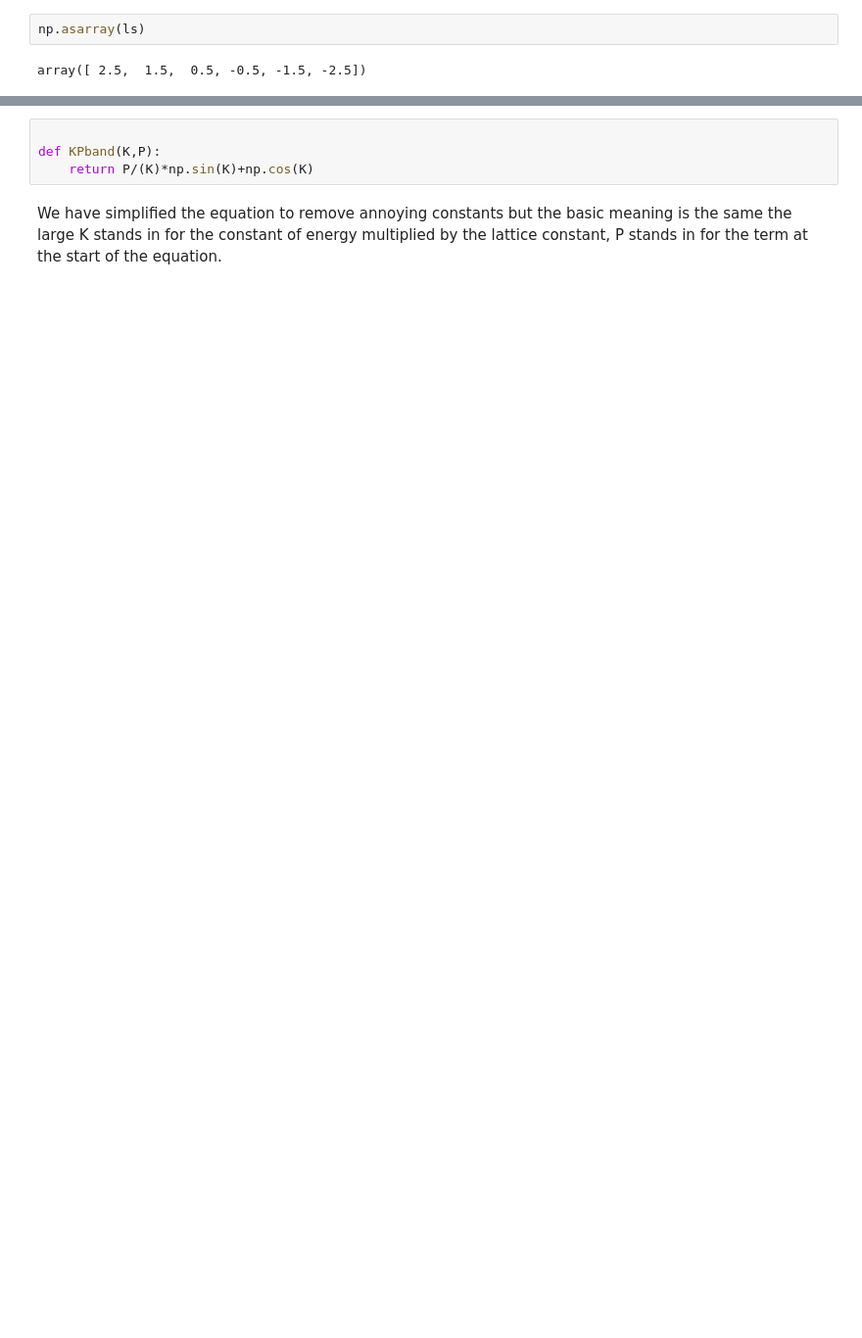
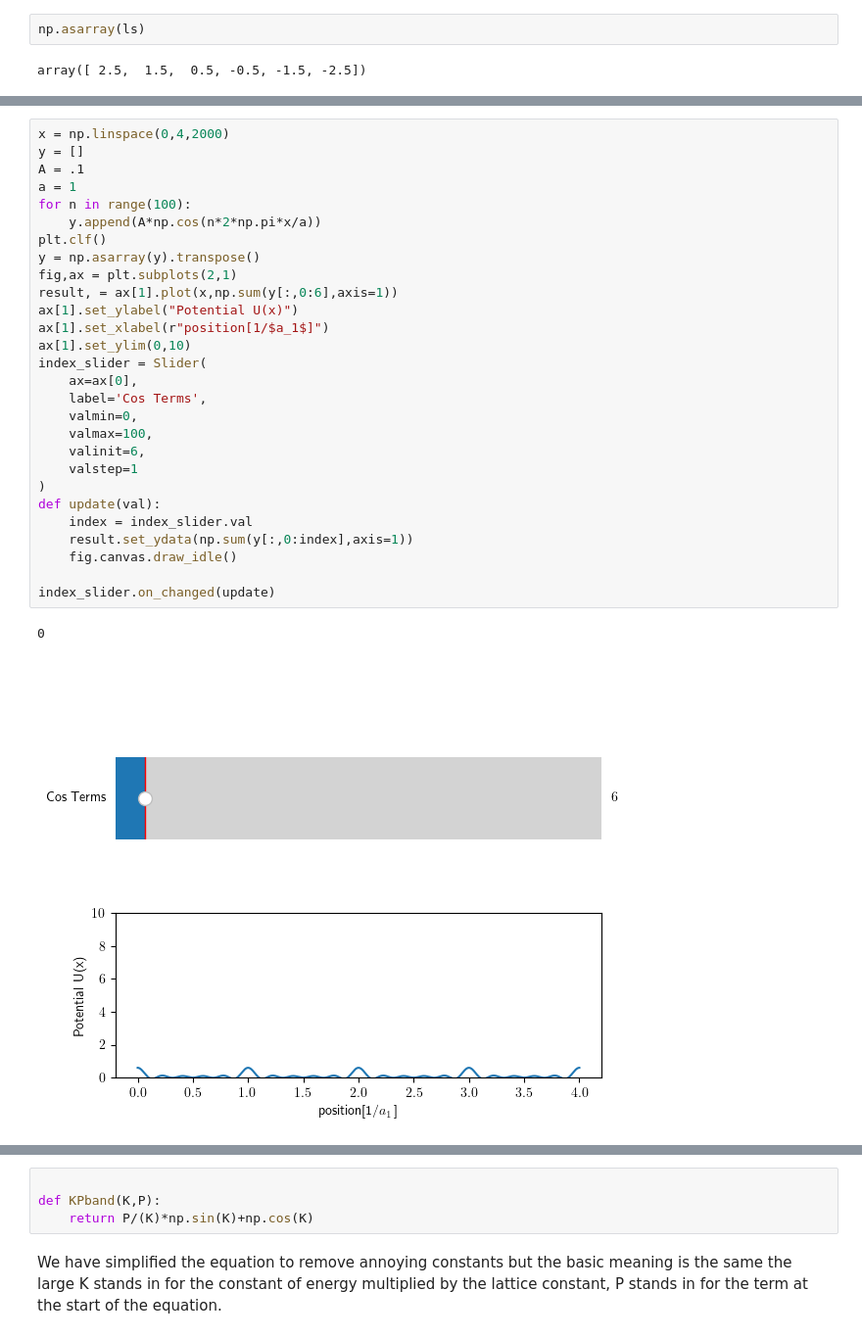
Before and after one commit to MTLphys/ManyBodyTheory, a Jupyter notebook: Class 2 1D Periodic Potential/Section1CalculatingBandstructure.ipynb, the cells around one changed output, grey strips where cells are left out. Shown: that part at 98% size. Drawn from its saved outputs; the diff is of its cells as text; blank space fills up the shorter version.

```diff
--- a/Class 2 1D Periodic Potential/Section1CalculatingBandstructure.ipynb
+++ b/Class 2 1D Periodic Potential/Section1CalculatingBandstructure.ipynb
@@ -293,0 +250,31 @@ This is not exactly a nice equation but it produces the desired result, namely a
+# %%
+x = np.linspace(0,4,2000)
+y = []
+A = .1
+a = 1
+for n in range(100):
+    y.append(A*np.cos(n*2*np.pi*x/a))
+plt.clf()
+y = np.asarray(y).transpose()
+fig,ax = plt.subplots(2,1)
+result, = ax[1].plot(x,np.sum(y[:,0:6],axis=1))
+ax[1].set_ylabel("Potential U(x)")
+ax[1].set_xlabel(r"position[1/$a_1$]")
+ax[1].set_ylim(0,10)
+index_slider = Slider(
+    ax=ax[0],
+    label='Cos Terms',
+    valmin=0,
+    valmax=100,
+    valinit=6,
+    valstep=1
+)
+def update(val):
+    index = index_slider.val
+    result.set_ydata(np.sum(y[:,0:index],axis=1))
+    fig.canvas.draw_idle()
+
+index_slider.on_changed(update)
+# %% [output]
+0
+[figure, added]
```
Also changed, not shown: parts of 8 cells of this notebook, 1 other file.
